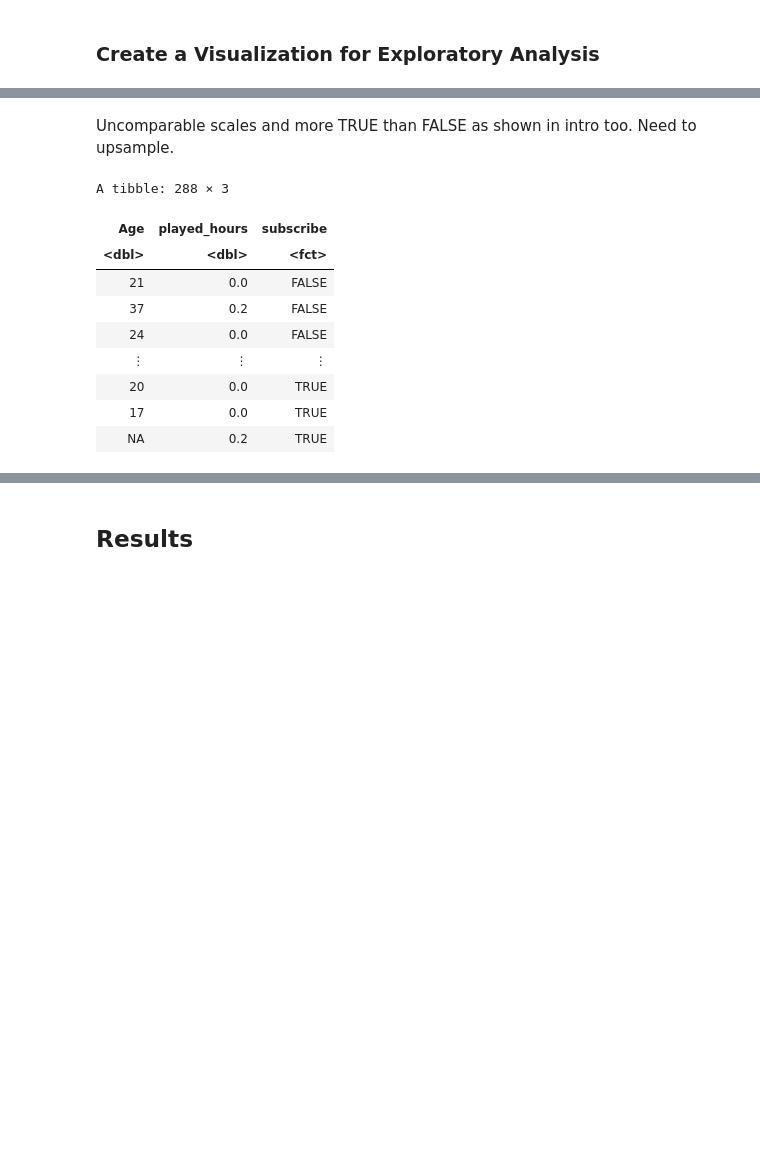
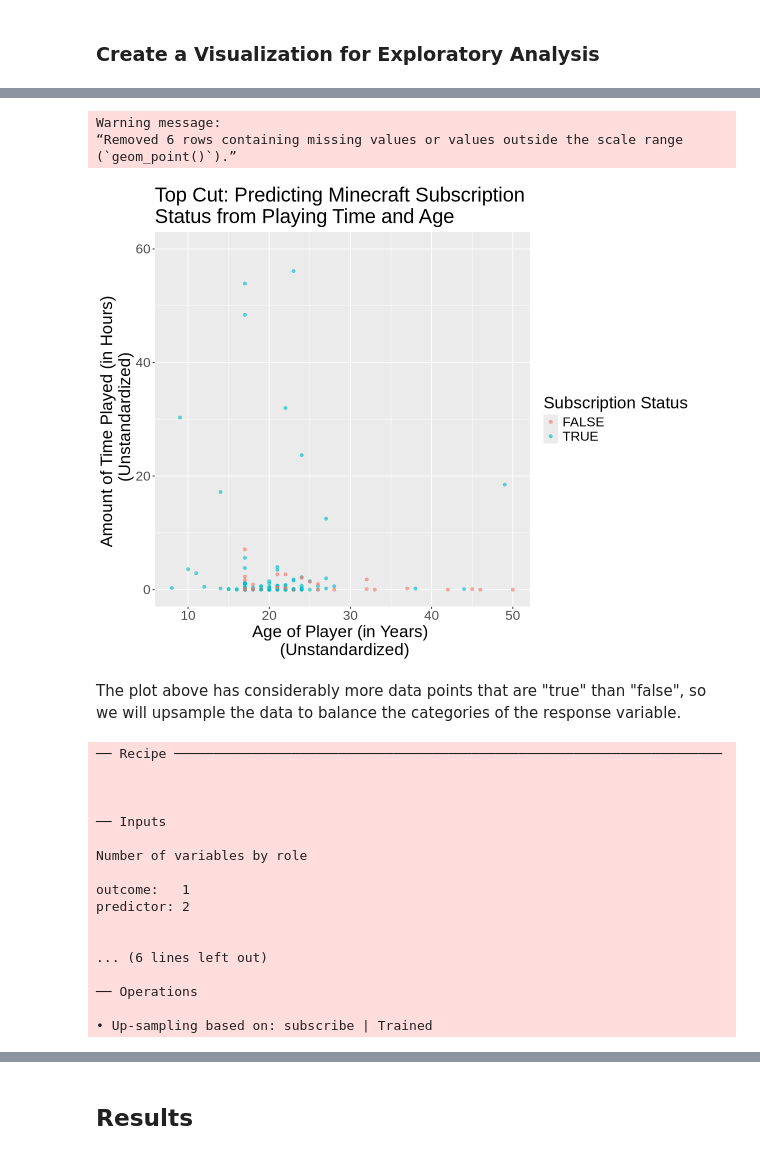
Before and after one commit to Gabriella478/dsci-100-project, a Jupyter notebook: project-2025-final.ipynb, the cells around one changed output, grey strips where cells are left out. Drawn from its saved outputs; the diff is of its cells as text; code cells hidden in the pictures; blank space fills up the shorter version.

```diff
--- a/project-2025-final.ipynb
+++ b/project-2025-final.ipynb
@@ -166,21 +185,42 @@ Warning message:
+# %%
+players_scatter_cut <- players |>
+    ggplot(aes(x = Age, y = played_hours)) +
+        geom_point(aes(color = subscribe), alpha = 0.6) +
+        xlab("Age of Player (in Years) \n (Unstandardized)") +
+        ylab("Amount of Time Played (in Hours) \n (Unstandardized)") +
+        ylim(0, 60) +
+        labs(color = "Subscription Status", title = "Top Cut: Predicting Minecraft Subscription \nStatus from Playing Time and Age") +
+        theme(text = element_text(size = 20))
+players_scatter_cut
+# %% [output]
+Warning message:
+“Removed 6 rows containing missing values or values outside the scale range
+(`geom_point()`).”
+[figure, added]
 # %% [markdown]
-Uncomparable scales and more TRUE than FALSE as shown in intro too.  Need to upsample.
+The plot above has considerably more data points that are "true" than "false", so we will upsample the data to balance the categories of the response variable.
 # %%
 ups_recipe <- recipe(subscribe ~ Age + played_hours, data = players) |>
     step_upsample(subscribe, over_ratio = 1, skip = FALSE) |>
-    prep() |>
-    bake(players)
+    prep()
 ups_recipe
 
-# ups_players <- bake(ups_recipe, players)
+ups_players <- bake(ups_recipe, players)
 # %% [output]
-A tibble: 288 × 3
+── Recipe ──────────────────────────────────────────────────────────────────────
+
+
+
+── Inputs
+
+Number of variables by role
+
+outcome:   1
+predictor: 2
+
+
+... (6 lines left out)
+
+── Operations
+
+• Up-sampling based on: subscribe | Trained
-| Age | played_hours | subscribe |
-| <dbl> | <dbl> | <fct> |
-| 21 | 0.0 | FALSE |
-| 37 | 0.2 | FALSE |
-| 24 | 0.0 | FALSE |
-| ⋮ | ⋮ | ⋮ |
-| 20 | 0.0 | TRUE |
-| 17 | 0.0 | TRUE |
-| NA | 0.2 | TRUE |
```
Also changed, not shown: parts of 25 cells of this notebook.
